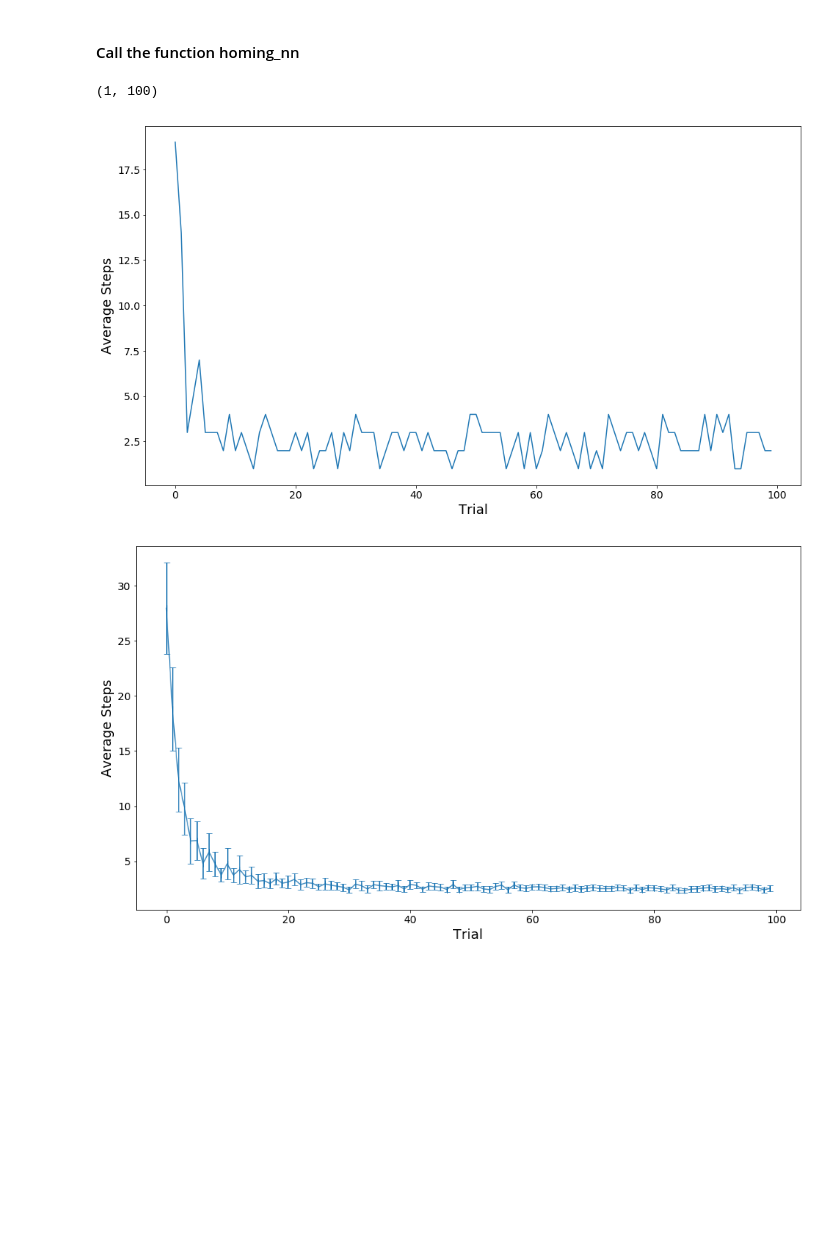
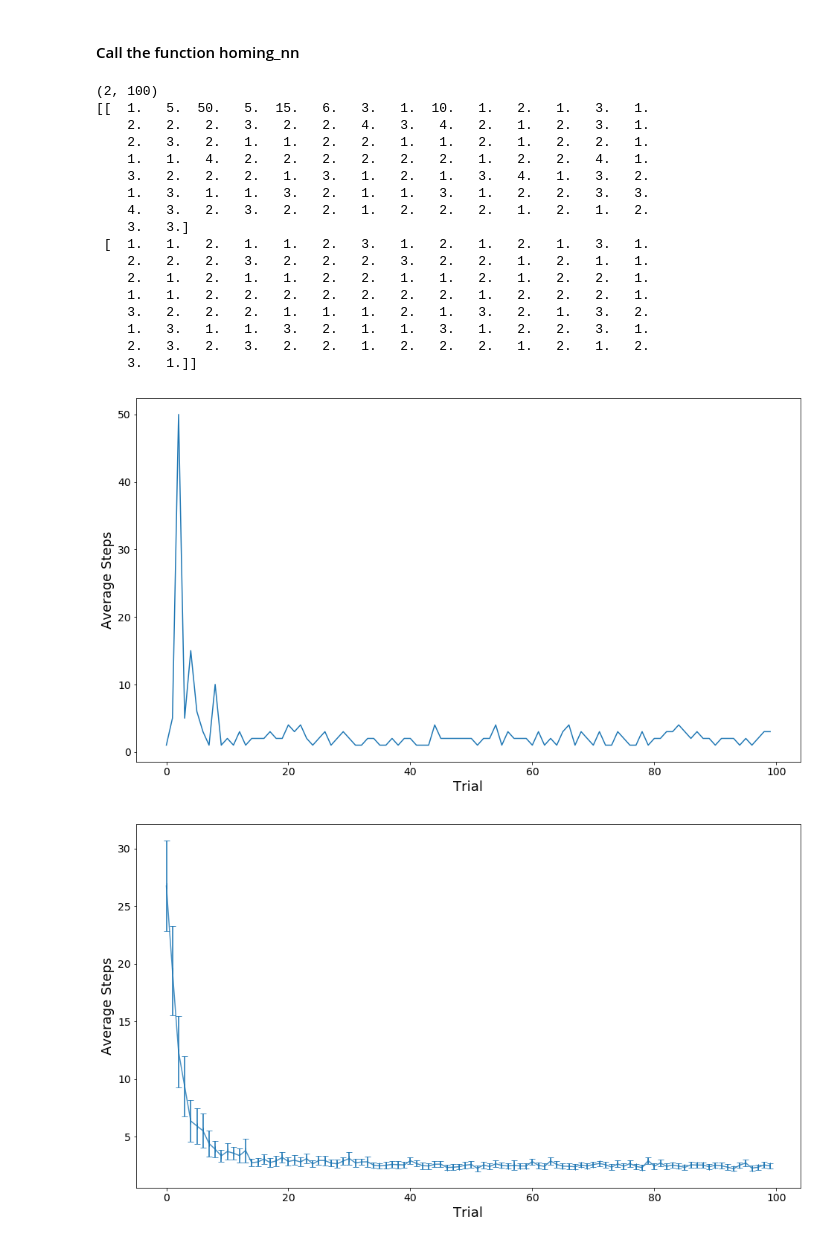
Before and after one commit to jcdhan1/COM3240-Labs, a Jupyter notebook: COM3240sessions79/Lab9.ipynb, the cells around one changed output. Drawn from its saved outputs; the diff is of its cells as text; code cells hidden in the pictures; blank space fills up the shorter version.

Commit message:
Optimisation
Displaying table, means and standard errors.

```diff
--- a/COM3240sessions79/Lab9.ipynb
+++ b/COM3240sessions79/Lab9.ipynb
@@ -4,11 +4,12 @@
 #### Script that returns the learnign curve for each trial
 # %%
 import numpy as np
+import scipy.spatial.distance as dist
 
 def Start(N, M):
     return np.array([np.random.randint(N), np.random.randint(M)])   #random start
 
-def homing_nn(n_trials, learning_rate, eps, gamma, max_steps=50):
+def homing_nn(n_trials, learning_rate, eps, gamma, max_steps=50, count_min_steps=False):
 
     # Solving homing task with on-policy TD (SARSA)
 
@@ -34,7 +35,7 @@ def homing_nn(n_trials, learning_rate, eps, gamma, max_steps=50):
 
     ## Variables
     weights = np.random.rand(N_actions, N_states)
-    learning_curve = np.zeros((1, n_trials))
+    learning_curve = np.zeros((2 if count_min_steps else 1, n_trials))
 
     ## SARSA
 
@@ -53,11 +54,17 @@ def homing_nn(n_trials, learning_rate, eps, gamma, max_steps=50):
         s_index = s_start
         step = 0
 
+        #Manhattan Distance between start and end
+        if count_min_steps:
+            min_steps = dist.cityblock(Start_mat, End)
+
         # Start steps
         while s_index != s_end and step <= max_steps:
 
             step += 1
             learning_curve[0, trial]= step
+            if count_min_steps:
+                learning_curve[1, trial]= min_steps
 
             input_vector = states_matrix[:, s_index].reshape(N_states, 1)         #convert the state into an input vector
 
@@ -130,37 +137,55 @@ def homing_nn(n_trials, learning_rate, eps, gamma, max_steps=50):
 # %%
 #We will call this procedure one run of the algorithm.
 n_trials = 100
-gamma=0.9                        #discounting factor
 learning_rate=0.5                #constant step-size parameter (learning rate)
 eps=0.0                          #epsilon-greedy SARSA
-l_curve=homing_nn(n_trials,learning_rate,eps,gamma)
-print(l_curve.shape)
+gamma=0.9                        #discounting factor
 
 import matplotlib.pyplot as plt
+l_curve=homing_nn(n_trials,learning_rate,eps,gamma, count_min_steps=True)
+print(l_curve.shape)
+print(l_curve)
+fontsize=18
 plt.figure(figsize=(16, 9))
-plt.plot(l_curve.T)
+plt.plot(l_curve[0].T)
 plt.xlabel('Trial',fontsize=fontsize)
 plt.ylabel('Average Steps',fontsize=fontsize)
 plt.tick_params(axis='both', which='major', labelsize=14)
 plt.show()
-plt.show()
 # %% [output]
-(1, 100)
+(2, 100)
+[[  1.   5.  50.   5.  15.   6.   3.   1.  10.   1.   2.   1.   3.   1.
+    2.   2.   2.   3.   2.   2.   4.   3.   4.   2.   1.   2.   3.   1.
+    2.   3.   2.   1.   1.   2.   2.   1.   1.   2.   1.   2.   2.   1.
+    1.   1.   4.   2.   2.   2.   2.   2.   2.   1.   2.   2.   4.   1.
+    3.   2.   2.   2.   1.   3.   1.   2.   1.   3.   4.   1.   3.   2.
+    1.   3.   1.   1.   3.   2.   1.   1.   3.   1.   2.   2.   3.   3.
+    4.   3.   2.   3.   2.   2.   1.   2.   2.   2.   1.   2.   1.   2.
+    3.   3.]
+ [  1.   1.   2.   1.   1.   2.   3.   1.   2.   1.   2.   1.   3.   1.
+    2.   2.   2.   3.   2.   2.   2.   3.   2.   2.   1.   2.   1.   1.
+    2.   1.   2.   1.   1.   2.   2.   1.   1.   2.   1.   2.   2.   1.
+    1.   1.   2.   2.   2.   2.   2.   2.   2.   1.   2.   2.   2.   1.
+    3.   2.   2.   2.   1.   1.   1.   2.   1.   3.   2.   1.   3.   2.
+    1.   3.   1.   1.   3.   2.   1.   1.   3.   1.   2.   2.   3.   1.
+    2.   3.   2.   3.   2.   2.   1.   2.   2.   2.   1.   2.   1.   2.
+    3.   1.]]
-[figure, old version]
+[figure, new version]
 # %%
 #produce a curve that is the average of the learning curves of the individual runs.
-runs=100
-total_steps=np.zeros((runs,n_trials))
-fontsize=18
-for j in range(runs):
-    total_steps[j,:]=homing_nn(n_trials,learning_rate,eps,gamma)
-plt.figure(figsize=(16, 9))
-means=np.mean(total_steps, axis=0)
-errors=2*np.std(total_steps, axis=0)/np.sqrt(runs)
-plt.errorbar(np.arange(n_trials), means, errors, 0, elinewidth=2, capsize=4, alpha=0.8)
-plt.xlabel('Trial',fontsize=fontsize)
-plt.ylabel('Average Steps',fontsize=fontsize)
-plt.tick_params(axis='both', which='major', labelsize=14)
-plt.show()
+def manyruns(n_trials,learning_rate,eps,gamma):
+    runs=100
+    total_steps=np.zeros((runs,n_trials))
+    for j in range(runs):
+        total_steps[j,:]=homing_nn(n_trials,learning_rate,eps,gamma)
+    plt.figure(figsize=(16, 9))
+    means=np.mean(total_steps, axis=0)
+    errors=2*np.std(total_steps, axis=0)/np.sqrt(runs)
+    plt.errorbar(np.arange(n_trials), means, errors, 0, elinewidth=2, capsize=4, alpha=0.8)
+    plt.xlabel('Trial',fontsize=fontsize)
+    plt.ylabel('Average Steps',fontsize=fontsize)
+    plt.tick_params(axis='both', which='major', labelsize=14)
+    plt.show()
+manyruns(n_trials,learning_rate,eps,gamma)
 # %% [output]
-[figure, old version]
+[figure, new version]
```
Also changed, not shown: parts of 3 cells of this notebook, 1 other file.
